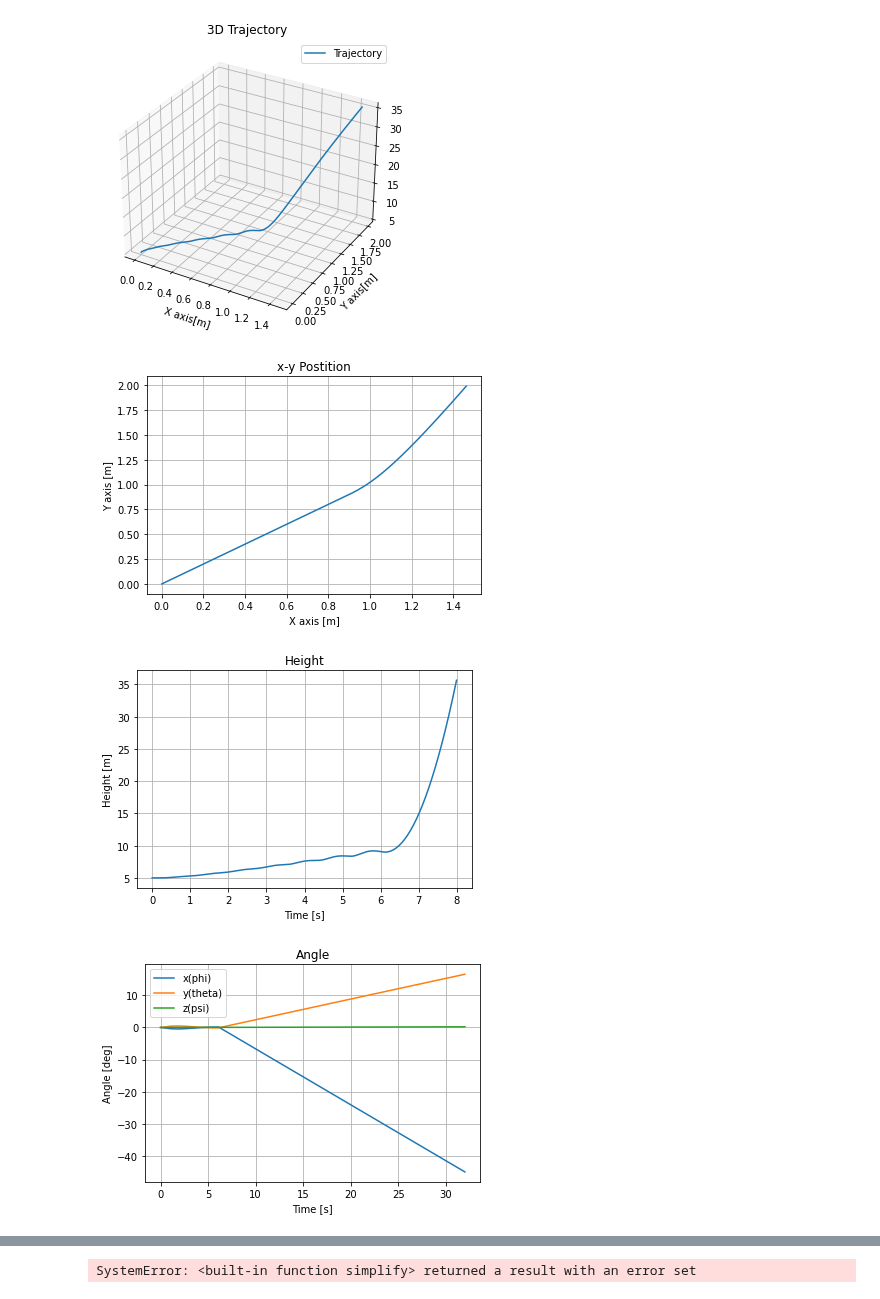
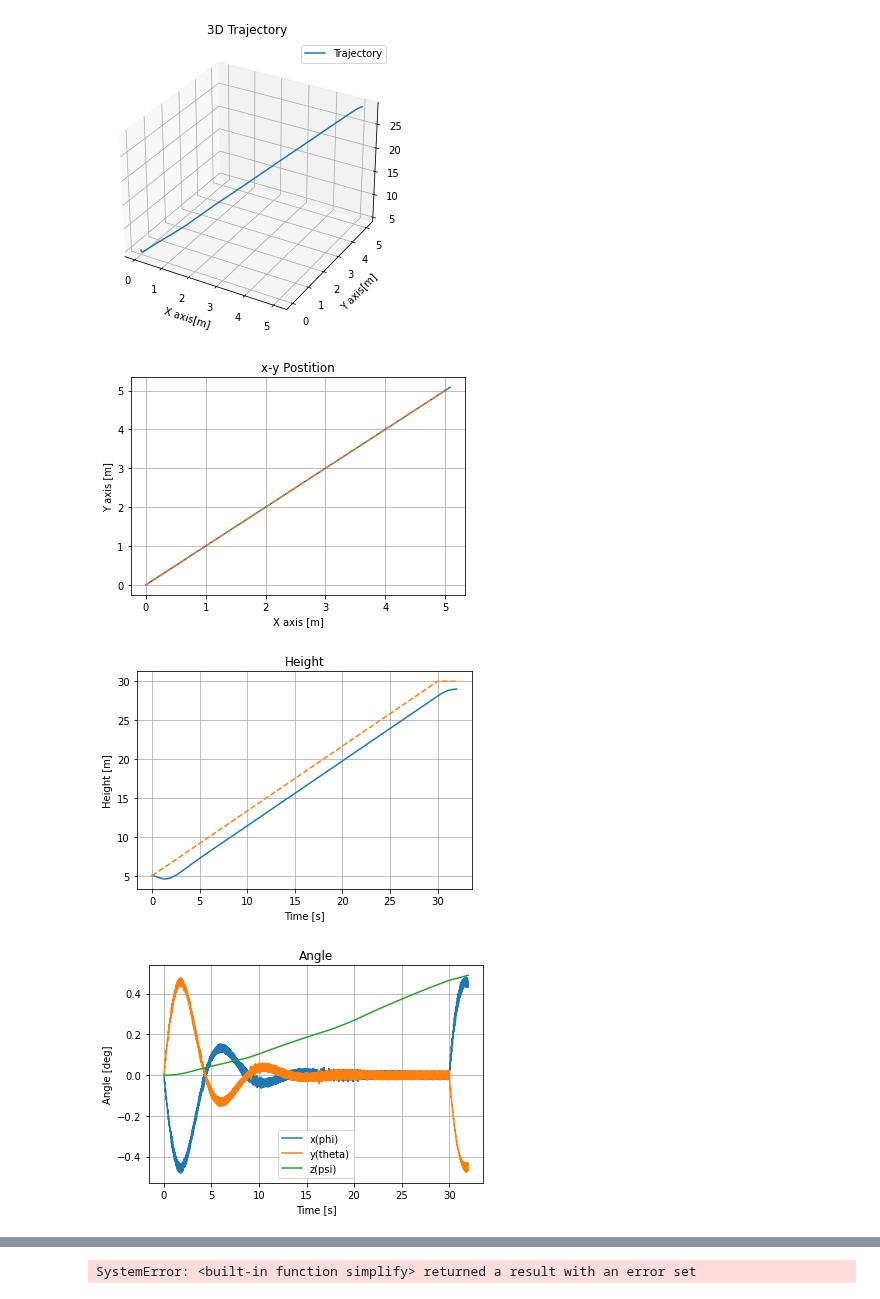
Before and after one commit to jjffkkgg/pytorch_practice, a Jupyter notebook: python/reference_nb/quadrotor_sim.ipynb, the cells around one changed output, grey strips where cells are left out. Drawn from its saved outputs; the diff is of its cells as text; code cells hidden in the pictures.

```diff
--- a/python/reference_nb/quadrotor_sim.ipynb
+++ b/python/reference_nb/quadrotor_sim.ipynb
@@ -188,9 +188,12 @@ def derive_equations():
     vel_ref = pos_n_ref - pos_n
     vel_ref_b = ca.mtimes(C_bn, vel_ref)
     acc_ref_b = vel_ref_b - x[3:6]
-    vel_err_b_z = acc_ref_b[2]
+    # vel_err_b_z = acc_ref_b[2]
     F_ref_b = acc_ref_b * par.m
     F_err_b = F_ref_b - F_b
+    vel_err_b_z = F_err_b[2] * par.m
+
+
     F_err_b[2] = 0
     F_Tf_b = F_err_b - g_b
     F_b_xy = F_b
@@ -201,8 +204,8 @@ def derive_equations():
     omega_b_ref = theta_err_b_hat * theta_err_b_mag
     omega_b_err = omega_b_ref - omega_b
 
-    f_control = ca.Function('f_control', [x,pos_n_ref,p], [vel_err_b_z, omega_b_err, vel_ref_b, omega_b_ref],
-    ['x','pos_n_ref','p'],['vel_err_b_z','omega_b_err','vel_ref_b','omega_b_ref'])
+    f_control = ca.Function('f_control', [x,u_mix,p,pos_n_ref], [vel_err_b_z, omega_b_err, vel_ref_b, omega_b_ref],
+    ['x','u_mix','p','pos_n_ref'],['vel_err_b_z','omega_b_err','vel_ref_b','omega_b_ref'])
 
     return {
         'x': x,
@@ -468,12 +447,14 @@ data = simulate(model, dt, u0, par.p)
 # %%
+index_step = data['t'].size
+# index_step = 2000
 fig1 = plt.figure(1)
 ax = Axes3D(fig1)
 # ax.set_xlim3d(-100,100)
 # ax.set_ylim3d(-100,100)
 # ax.set_zlim3d(0,100)
-plt.plot(data['x'][:800,9],
-            data['x'][:800,10],
-            data['x'][:800,11])
+plt.plot(data['x'][:index_step,9],
+            data['x'][:index_step,10],
+            data['x'][:index_step,11])
 plt.title('3D Trajectory')
 plt.xlabel('X axis[m]')
 plt.ylabel('Y axis[m]')
@@ -481,51 +462,54 @@ plt.legend(['Trajectory'])
 plt.grid()
 
 fig2 = plt.figure(2)
-plt.plot(data['x'][:800,9],
-            data['x'][:800,10],)
+plt.plot(data['x'][:index_step,9],
+            data['x'][:index_step,10],
+            par.ref_trajectory[:index_step,0],
+            par.ref_trajectory[:index_step,1],'--')
 plt.title('x-y Postition')
 plt.xlabel('X axis [m]')
 plt.ylabel('Y axis [m]')
 plt.grid()
 
 fig3 = plt.figure(3)
-plt.plot(data['t'][:800],data['x'][:800,11])
+plt.plot(data['t'][:index_step],data['x'][:index_step,11],
+        data['t'][:index_step],par.ref_trajectory[:index_step,2],'--')
 plt.title('Height')
 plt.xlabel('Time [s]')
 plt.ylabel('Height [m]')
 plt.grid()
 
 fig3 = plt.figure(4)
-plt.plot(data['t'], data['x'][:,6]*180/ca.pi,
-            data['t'], data['x'][:,7]*180/ca.pi,
-            data['t'], data['x'][:,8]*180/ca.pi)
+plt.plot(data['t'][:index_step], data['x'][:index_step,6]*180/ca.pi,
+            data['t'][:index_step], data['x'][:index_step,7]*180/ca.pi,
+            data['t'][:index_step], data['x'][:index_step,8]*180/ca.pi)
 plt.title('Angle')
 plt.xlabel('Time [s]')
 plt.ylabel('Angle [deg]')
 plt.legend(['x(phi)','y(theta)','z(psi)'])
 plt.grid()
 
 plt.figure(5)
-plt.plot(data['t'], data['x'][:,0]*180/ca.pi,
-            data['t'], data['x'][:,1]*180/ca.pi,
-            data['t'], data['x'][:,2]*180/ca.pi)
+plt.plot(data['t'][:index_step], data['x'][:index_step,0]*180/ca.pi,
+            data['t'][:index_step], data['x'][:index_step,1]*180/ca.pi,
+            data['t'][:index_step], data['x'][:index_step,2]*180/ca.pi)
 plt.title('Angular Velocity(body)')
 plt.xlabel('Time [s]')
 plt.ylabel('Angular Velocity(body) [deg/s]')
 plt.legend(['x(phi)','y(theta)','z(psi)'])
 plt.grid()
 
 plt.figure(6)
-plt.plot(data['t'], data['x'][:,3],
-            data['t'], data['x'][:,4],
-            data['t'], data['x'][:,5])
+plt.plot(data['t'][:index_step], data['x'][:index_step,3],
+            data['t'][:index_step], data['x'][:index_step,4],
+            data['t'][:index_step], data['x'][:index_step,5])
 plt.title('Velocity')
 plt.xlabel('Time [s]')
 plt.ylabel('Velocity [m/s]')
 plt.legend(['x','y','z'])
 plt.grid()
 # %% [output]
-[figure, old version]
+[figure, new version]
-[figure, old version]
+[figure, new version]
-[figure, old version]
+[figure, new version]
-[figure, old version]
+[figure, new version]
```
Also changed, not shown: parts of 7 cells of this notebook, 6 other files.
